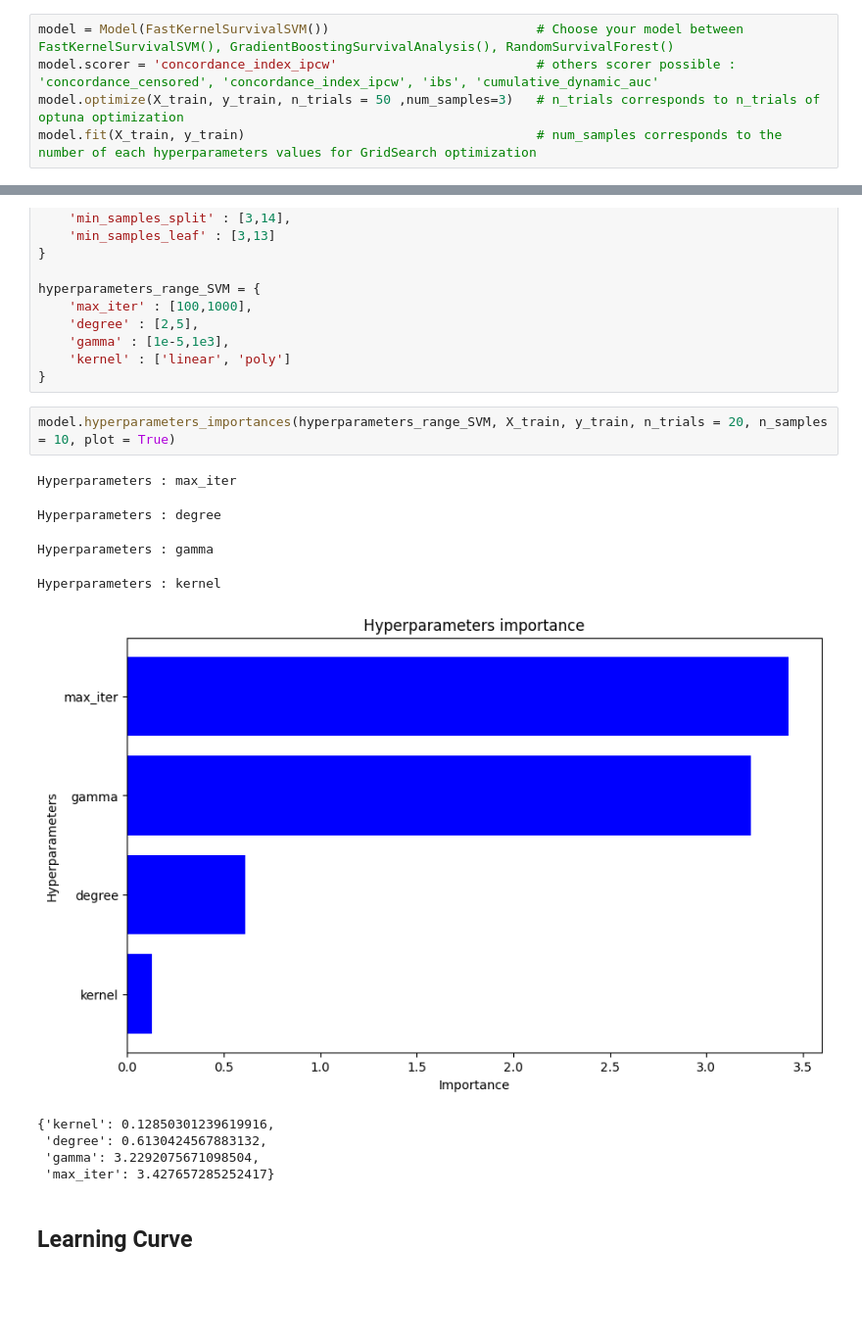
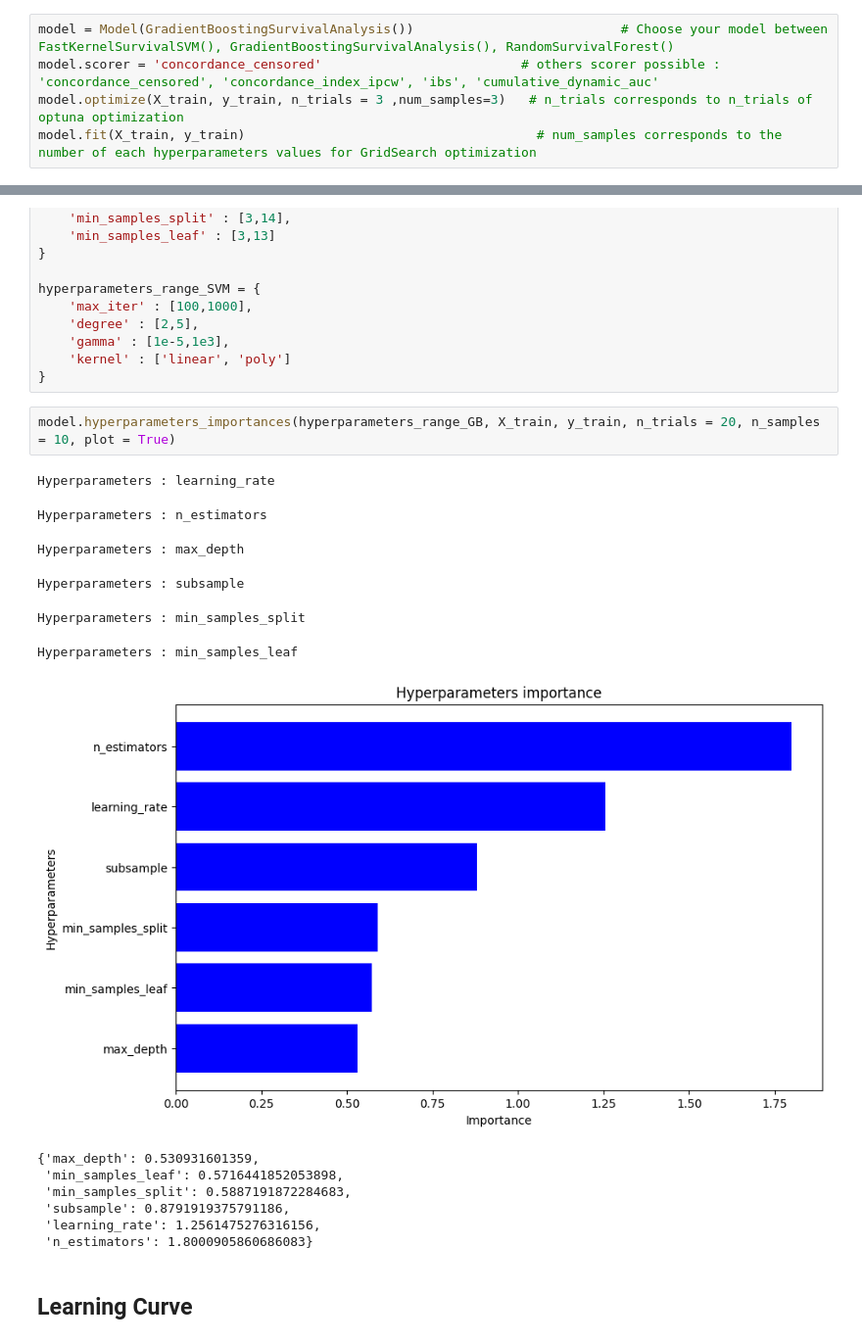
Before and after one commit to malquier/Interpretability_of_Survival_Analysis, a Jupyter notebook: Example_of_use_SA.ipynb, the cells around one changed output, grey strips where cells are left out. Shown: that part at 98% size. Saved outputs shown, nothing was run; the diff lists cells and outputs as text; blank space fills up the shorter version.

```diff
--- a/Example_of_use_SA.ipynb
+++ b/Example_of_use_SA.ipynb
@@ -85,8 +104,8 @@ X_train.tail()
 # %% [markdown]
 ### **Build the model**
 # %%
-model = Model(FastKernelSurvivalSVM())                           # Choose your model between FastKernelSurvivalSVM(), GradientBoostingSurvivalAnalysis(), RandomSurvivalForest()
-model.scorer = 'concordance_index_ipcw'                          # others scorer possible : 'concordance_censored', 'concordance_index_ipcw', 'ibs', 'cumulative_dynamic_auc'
-model.optimize(X_train, y_train, n_trials = 50 ,num_samples=3)   # n_trials corresponds to n_trials of optuna optimization
+model = Model(GradientBoostingSurvivalAnalysis())                           # Choose your model between FastKernelSurvivalSVM(), GradientBoostingSurvivalAnalysis(), RandomSurvivalForest()
+model.scorer = 'concordance_censored'                          # others scorer possible : 'concordance_censored', 'concordance_index_ipcw', 'ibs', 'cumulative_dynamic_auc'
+model.optimize(X_train, y_train, n_trials = 3 ,num_samples=3)   # n_trials corresponds to n_trials of optuna optimization
 model.fit(X_train, y_train)                                      # num_samples corresponds to the number of each hyperparameters values for GridSearch optimization
 # %% [output]
@@ -264,17 +256,21 @@ hyperparameters_range_SVM = {
     'kernel' : ['linear', 'poly']
 }
 # %%
-model.hyperparameters_importances(hyperparameters_range_SVM, X_train, y_train, n_trials = 20, n_samples = 10, plot = True)
+model.hyperparameters_importances(hyperparameters_range_GB, X_train, y_train, n_trials = 20, n_samples = 10, plot = True)
 # %% [output]
-Hyperparameters : max_iter
+Hyperparameters : learning_rate
-Hyperparameters : degree
+Hyperparameters : n_estimators
-Hyperparameters : gamma
+Hyperparameters : max_depth
-Hyperparameters : kernel
+Hyperparameters : subsample
+Hyperparameters : min_samples_split
+Hyperparameters : min_samples_leaf
-[figure, old version]
+[figure, new version]
-{'kernel': 0.12850301239619916,
- 'degree': 0.6130424567883132,
- 'gamma': 3.2292075671098504,
- 'max_iter': 3.427657285252417}
+{'max_depth': 0.530931601359,
+ 'min_samples_leaf': 0.5716441852053898,
+ 'min_samples_split': 0.5887191872284683,
+ 'subsample': 0.8791919375791186,
+ 'learning_rate': 1.2561475276316156,
+ 'n_estimators': 1.8000905860686083}
 # %% [markdown]
 ## **Learning Curve**
 # %% [markdown]
```
Also changed, not shown: parts of 13 cells of this notebook, 2 other files.
